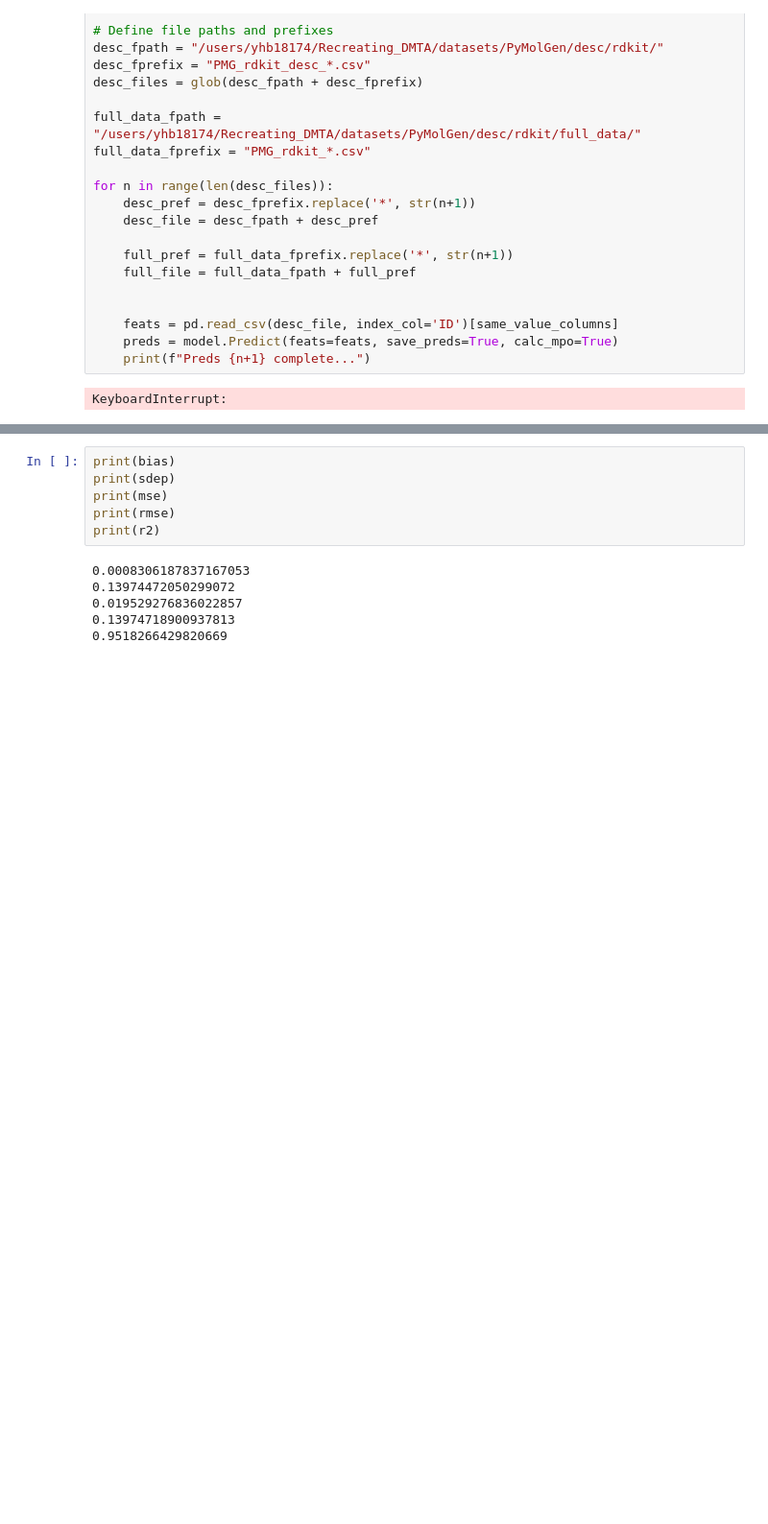
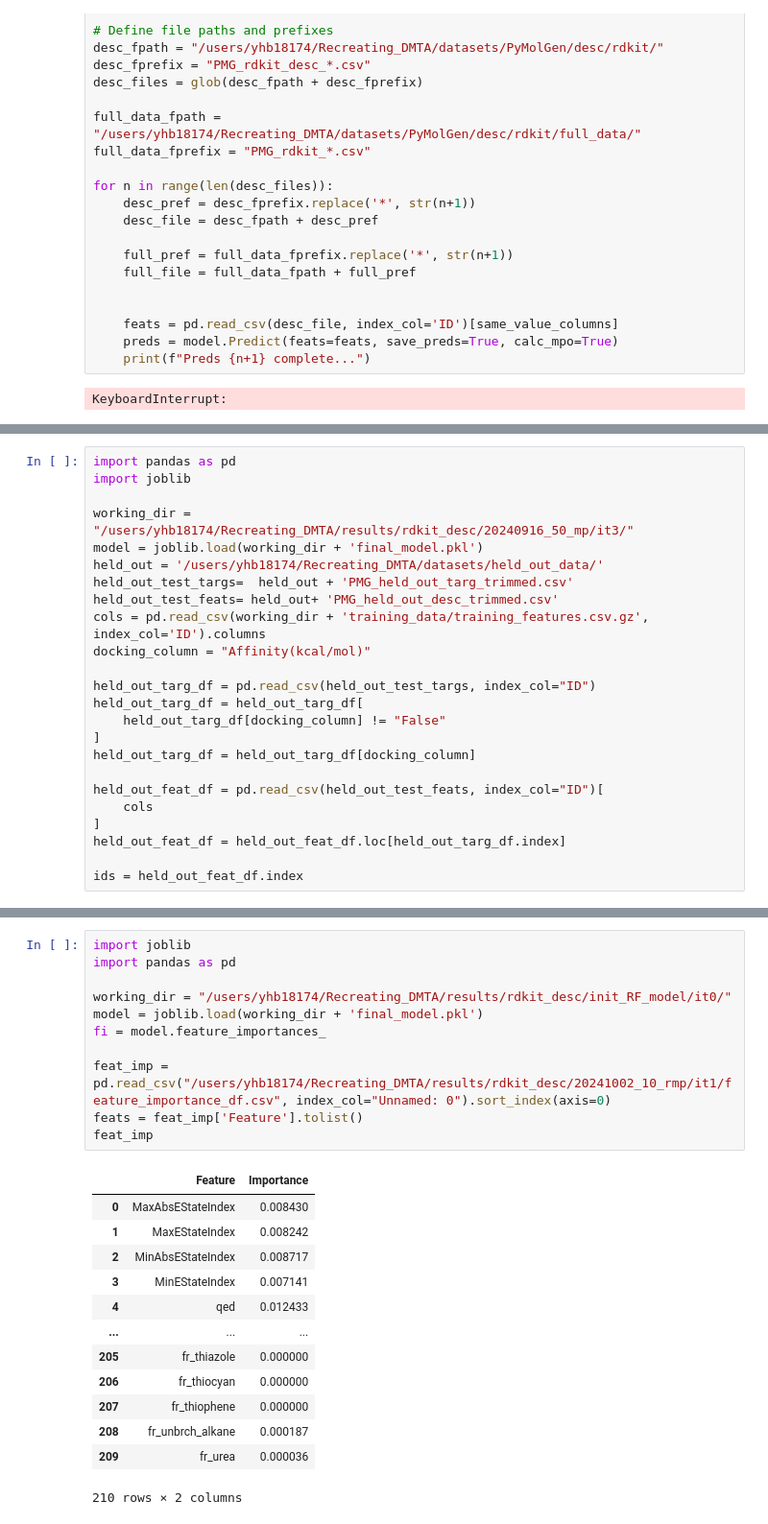
Before and after one commit to yhb18174/Recreating_DMTA, a Jupyter notebook: scripts/models/model_testing.ipynb, the cells around one changed output, grey strips where cells are left out. Shown: that part at 96% size. Drawn from its saved outputs; the diff is of its cells as text; blank space fills up the shorter version.

```diff
--- a/scripts/models/model_testing.ipynb
+++ b/scripts/models/model_testing.ipynb
@@ -149,0 +146,24 @@ KeyboardInterrupt:
+# %%
+import pandas as pd
+import joblib
+
+working_dir = "/users/yhb18174/Recreating_DMTA/results/rdkit_desc/20240916_50_mp/it3/"
+model = joblib.load(working_dir + 'final_model.pkl')
+held_out = '/users/yhb18174/Recreating_DMTA/datasets/held_out_data/'
+held_out_test_targs=  held_out + 'PMG_held_out_targ_trimmed.csv'
+held_out_test_feats= held_out+ 'PMG_held_out_desc_trimmed.csv'
+cols = pd.read_csv(working_dir + 'training_data/training_features.csv.gz', index_col='ID').columns
+docking_column = "Affinity(kcal/mol)"
+
+held_out_targ_df = pd.read_csv(held_out_test_targs, index_col="ID")
+held_out_targ_df = held_out_targ_df[
+    held_out_targ_df[docking_column] != "False"
+]
+held_out_targ_df = held_out_targ_df[docking_column]
+
+held_out_feat_df = pd.read_csv(held_out_test_feats, index_col="ID")[
+    cols
+]
+held_out_feat_df = held_out_feat_df.loc[held_out_targ_df.index]
+
+ids = held_out_feat_df.index
@@ -162,12 +208,25 @@ r2 = r2_score(true, pred)
-# %%
-print(bias)
-print(sdep)
-print(mse)
-print(rmse)
-print(r2)
-# %% [output]
-0.0008306187837167053
-0.13974472050299072
-0.019529276836022857
-0.13974718900937813
-0.9518266429820669
+# %%
+import joblib
+import pandas as pd
+
+working_dir = "/users/yhb18174/Recreating_DMTA/results/rdkit_desc/init_RF_model/it0/"
+model = joblib.load(working_dir + 'final_model.pkl')
+fi = model.feature_importances_
+
+feat_imp = pd.read_csv("/users/yhb18174/Recreating_DMTA/results/rdkit_desc/20241002_10_rmp/it1/feature_importance_df.csv", index_col="Unnamed: 0").sort_index(axis=0)
+feats = feat_imp['Feature'].tolist()
+feat_imp
+# %% [output]
+|  | Feature | Importance |
+| 0 | MaxAbsEStateIndex | 0.008430 |
+| 1 | MaxEStateIndex | 0.008242 |
+| 2 | MinAbsEStateIndex | 0.008717 |
+| 3 | MinEStateIndex | 0.007141 |
+| 4 | qed | 0.012433 |
+| ... | ... | ... |
+| 205 | fr_thiazole | 0.000000 |
+| 206 | fr_thiocyan | 0.000000 |
+| 207 | fr_thiophene | 0.000000 |
+| 208 | fr_unbrch_alkane | 0.000187 |
+| 209 | fr_urea | 0.000036 |
+210 rows × 2 columns
```
Also changed, not shown: parts of 5 cells of this notebook, 18 other files.
